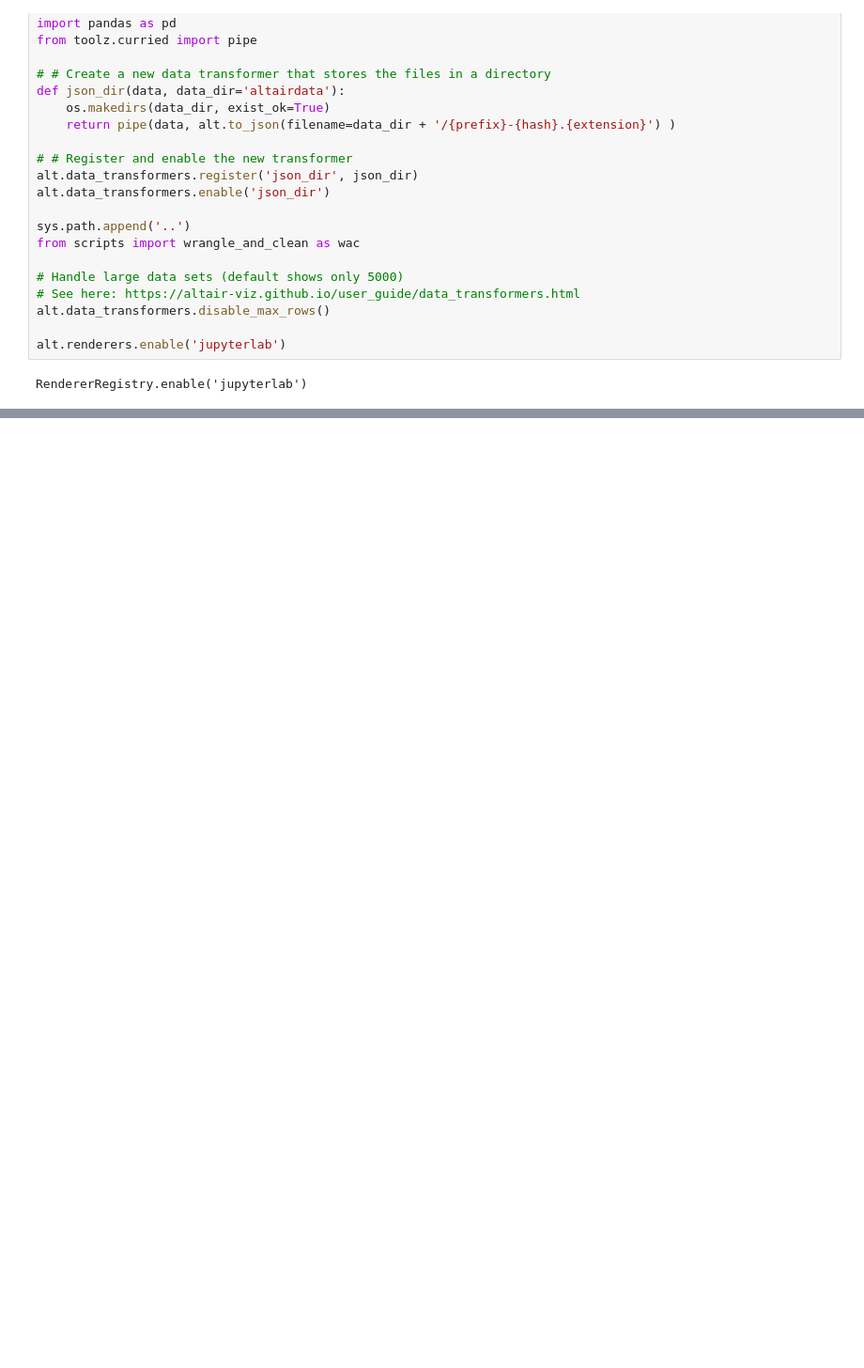
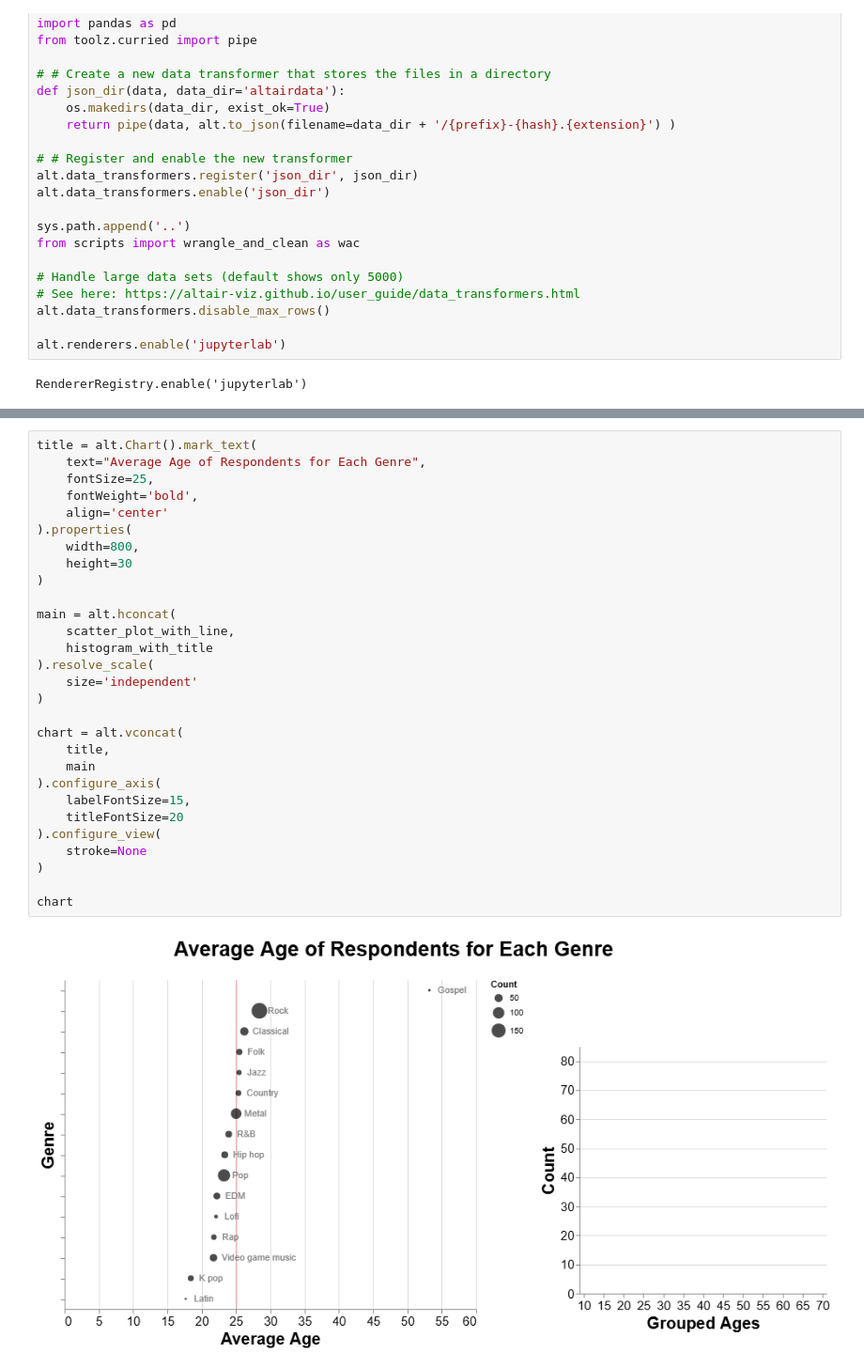
Before and after one commit to ubc-dsci320-2024w2/project-team_fabfour, a Jupyter notebook: ungraded/Final_charts_Allison.ipynb, the cells around one changed output, grey strips where cells are left out. Shown at 94% size. Drawn from its saved outputs; the diff is of its cells as text; blank space fills up the shorter version.

Commit message:
Finished first chart; started second

```diff
--- a/ungraded/Final_charts_Allison.ipynb
+++ b/ungraded/Final_charts_Allison.ipynb
@@ -73,0 +149,31 @@ chart
+# %%
+title = alt.Chart().mark_text(
+    text="Average Age of Respondents for Each Genre",
+    fontSize=25,
+    fontWeight='bold',
+    align='center'
+).properties(
+    width=800,
+    height=30
+)
+
+main = alt.hconcat(
+    scatter_plot_with_line,
+    histogram_with_title
+).resolve_scale(
+    size='independent'
+)
+
+chart = alt.vconcat(
+    title,
+    main
+).configure_axis(
+    labelFontSize=15,
+    titleFontSize=20
+).configure_view(
+    stroke=None
+)
+
+chart
+# %% [output]
+[figure, added]
```
Also changed, not shown: parts of 7 cells of this notebook, 10 other files.
